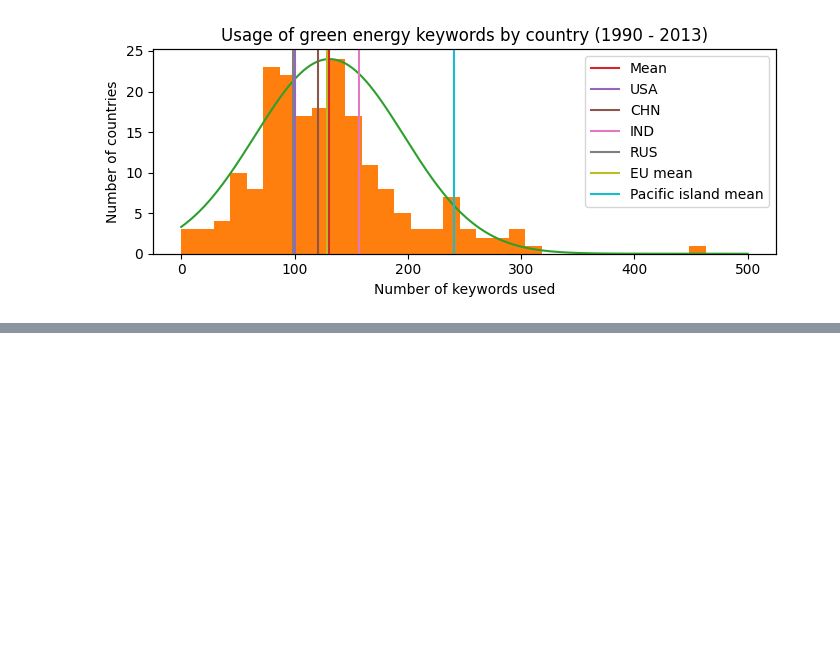
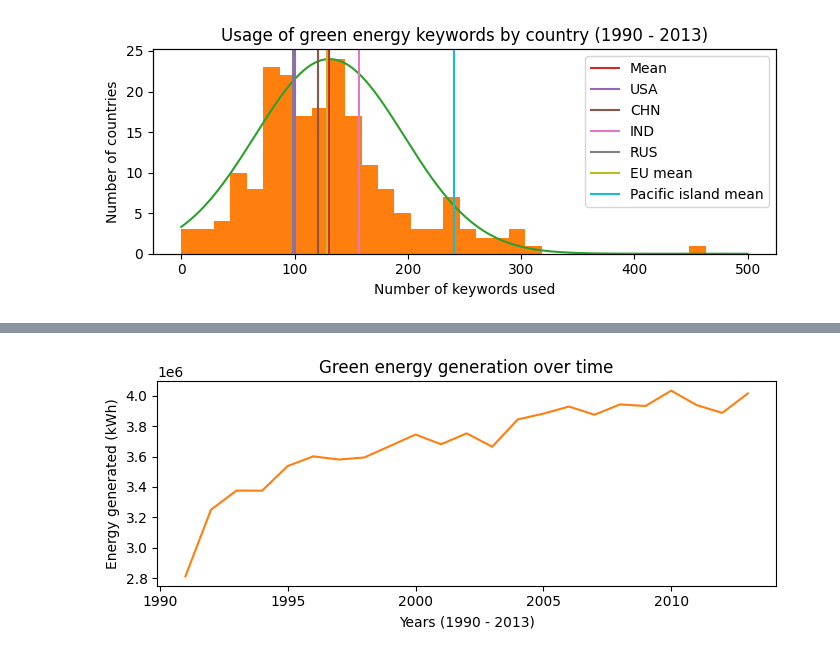
Before and after one commit to ChristopherSiems/ClimateChangeDataReport, a Jupyter notebook: stats1.ipynb, the cells around one changed output, grey strips where cells are left out. Cells and saved outputs as stored; diff of their text form; code cells hidden in the pictures; blank space fills up the shorter version.

Commit message:
some more stats

```diff
--- a/stats1.ipynb
+++ b/stats1.ipynb
@@ -99,0 +100,20 @@ pyplot.show()
+# %%
+def green_sum(row):
+  return row['Electricity - total hydro production'] + row['Electricity - total nuclear production'] + row['Electricity - total solar production'] + row['Electricity - total wind production']
+# %%
+stats = pandas.read_csv('processed data/merged.csv').fillna(0)
+stats['green energy'] = stats.apply(green_sum, axis = 1)
+stats = stats.groupby('year')['green energy'].sum()
+
+pyplot.figure(figsize = (7, 3))
+pyplot.plot(stats.index, stats, color = 'C1')
+
+pyplot.title('Green energy generation over time')
+pyplot.ylabel('Energy generated (kWh)')
+pyplot.xlabel('Years (1990 - 2013)')
+
+pyplot.tight_layout()
+pyplot.savefig('figs/energy.png')
+pyplot.show()
+# %% [output]
+[figure, added]
```
Also changed, not shown: parts of 2 cells of this notebook, 2 other files.
